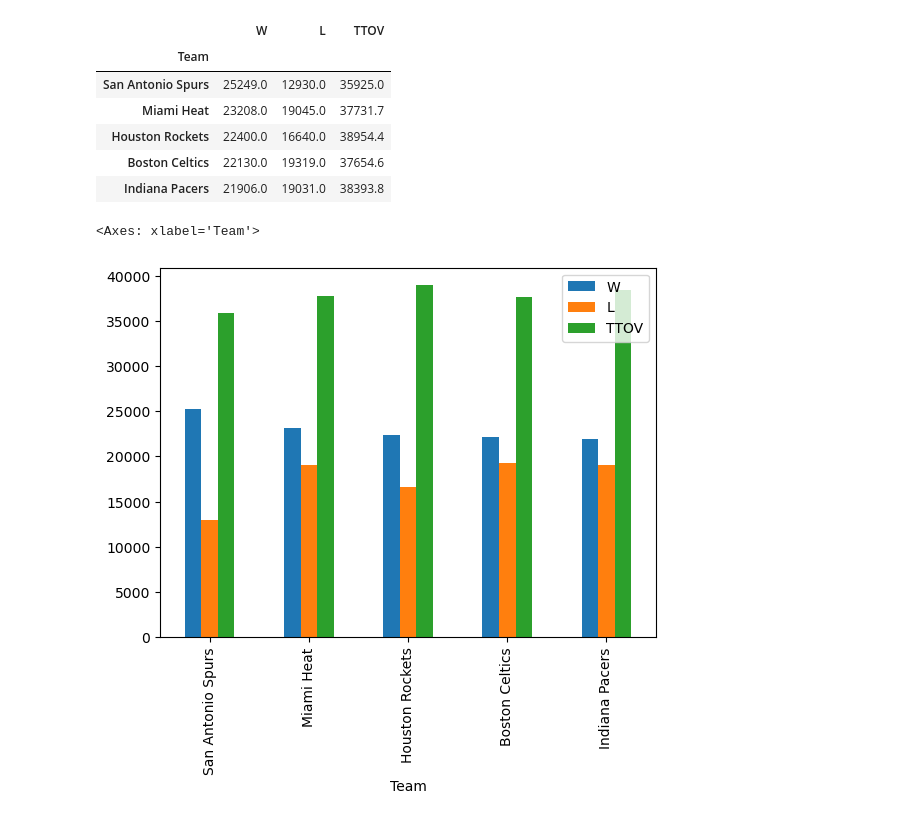
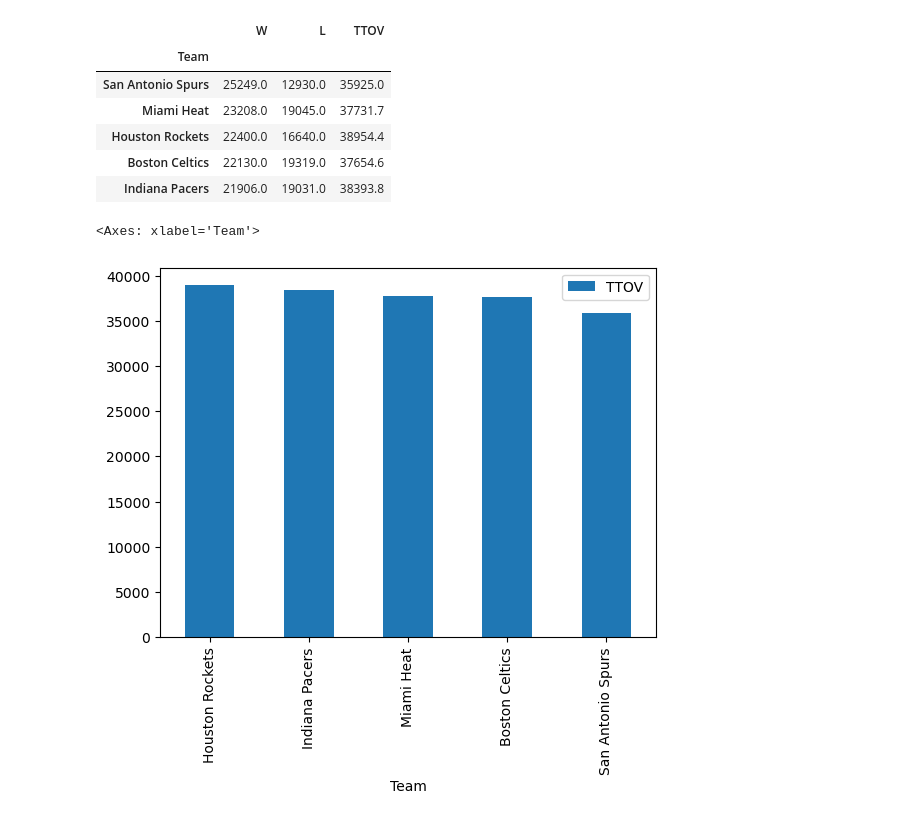
Before and after one commit to khaled-gohar/Python_PBI_NBA-Analysis, a Jupyter notebook: NBA_Analysis.ipynb, the cells around one changed output. Drawn from its saved outputs; the diff is of its cells as text; code cells hidden in the pictures.

```diff
--- a/NBA_Analysis.ipynb
+++ b/NBA_Analysis.ipynb
@@ -335,6 +335,10 @@ best_team
 | Houston Rockets | 22400.0 | 16640.0 | 26254 | 271140.7 | 58791.1 | 113504.0 | 21144.6 | 13302.2 | 38954.4 |
 | Boston Celtics | 22130.0 | 19319.0 | 27218 | 269658.1 | 60060.5 | 111858.3 | 21707.2 | 12617.5 | 37654.6 |
 | Indiana Pacers | 21906.0 | 19031.0 | 27676 | 270224.0 | 61362.4 | 114000.5 | 20531.1 | 13554.6 | 38393.8 |
+# %%
+ndf=best_team
+# %%
+ndf = ndf.reset_index()
 # %%
 Team_stats[['Team','W','L']].groupby('Team').sum().sort_values('W',ascending=False).head(5).plot.bar()
 # %% [output]
@@ -421,7 +442,7 @@ Team_stats[['Team','W','L','TTOV']].groupby('Team').sum().sort_values(['W','TTOV
 | Boston Celtics | 22130.0 | 19319.0 | 37654.6 |
 | Indiana Pacers | 21906.0 | 19031.0 | 38393.8 |
 # %%
-Team_stats[['Team','W','L','TTOV']].groupby('Team').sum().sort_values(['W','TTOV'],ascending=False).head(5).plot.bar()
+ndf[['Team','TTOV']].groupby('Team').sum().sort_values('TTOV',ascending=False).head(5).plot.bar()
 # %% [output]
 <Axes: xlabel='Team'>
-[figure, old version]
+[figure, new version]
```
Also changed, not shown: parts of 17 cells of this notebook, 11 other files.
